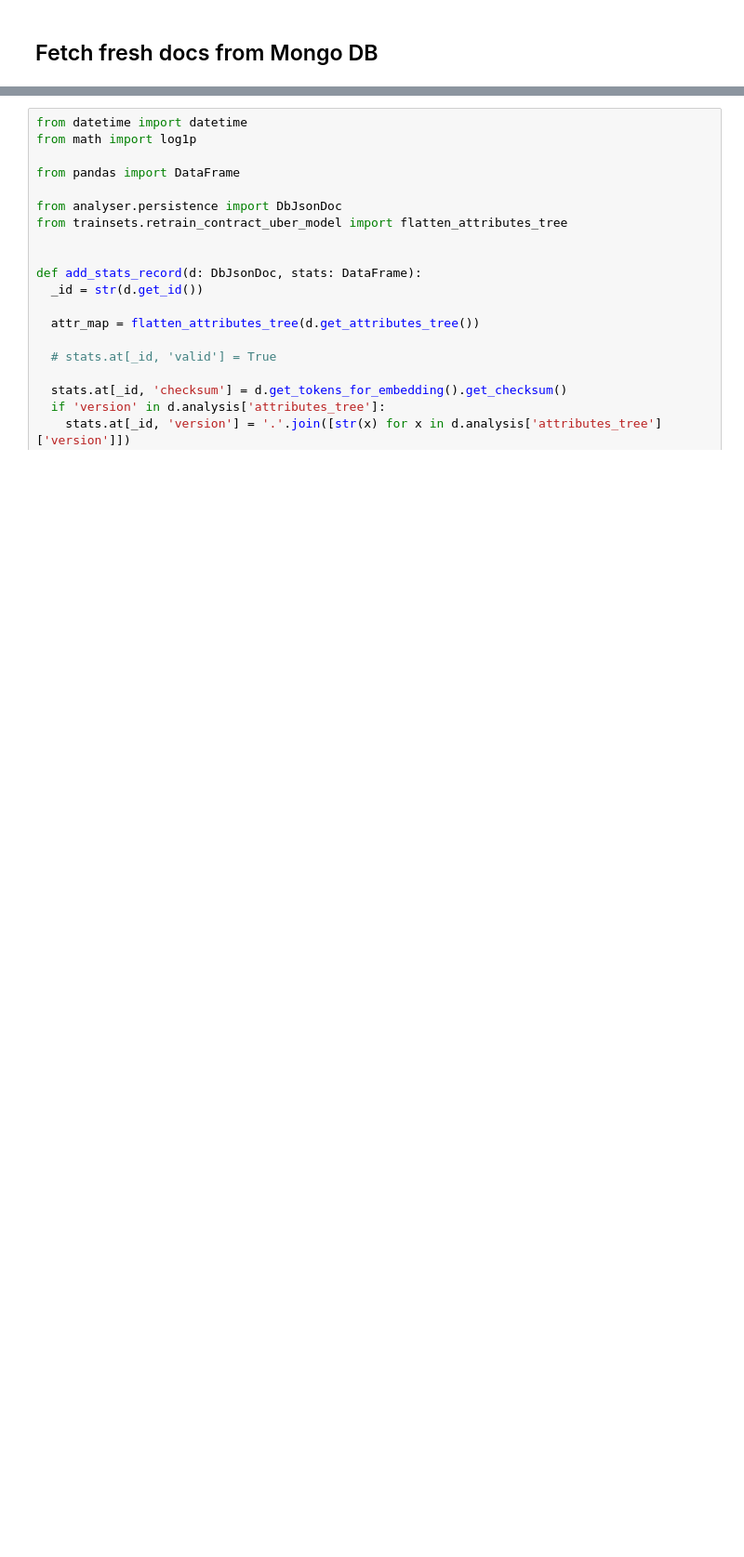
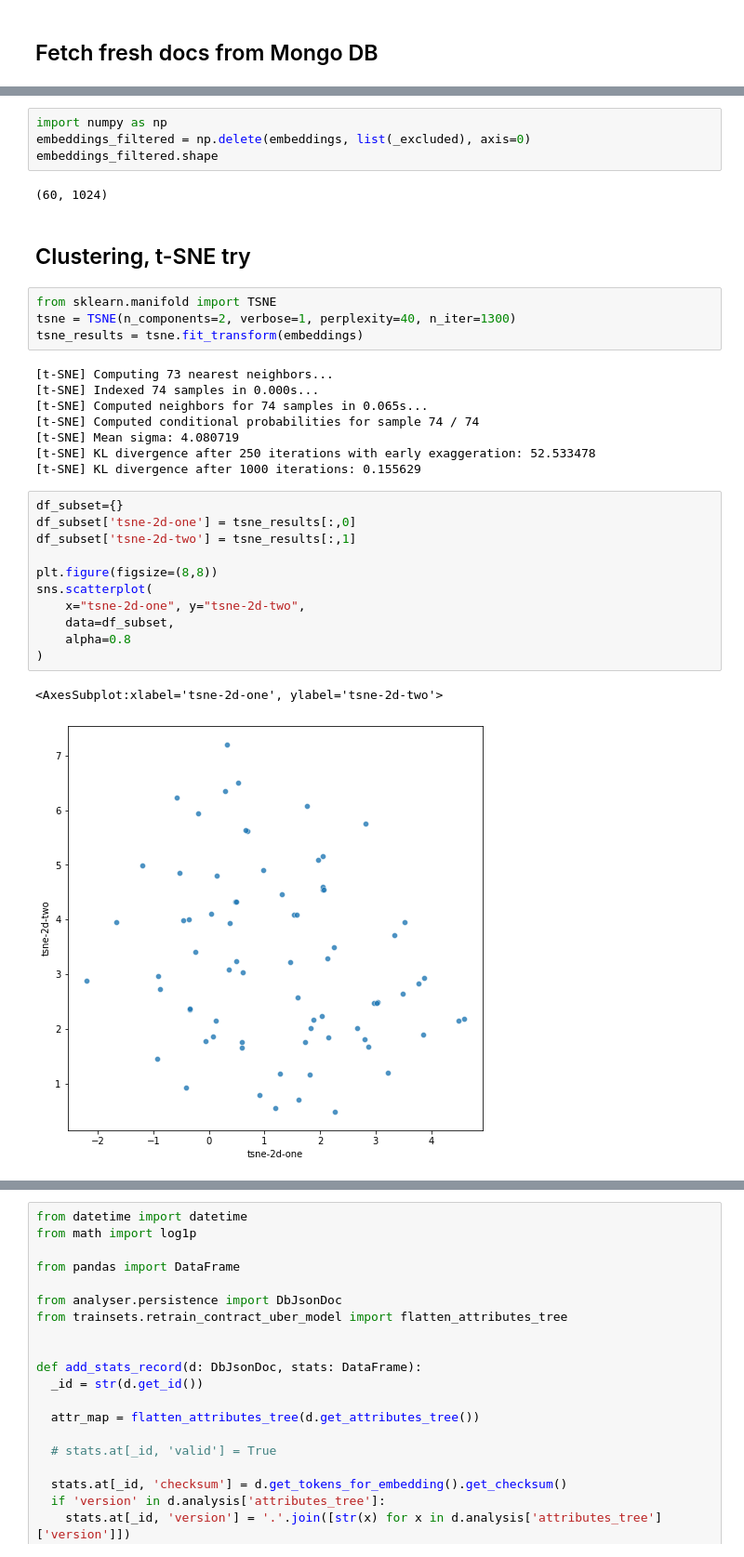
Before and after one commit to LitJane/analyser, a Jupyter notebook: trainsets/export_trainset.ipynb, the cells around one changed output, grey strips where cells are left out. Shown at 93% size. Saved outputs shown, nothing was run; the diff lists cells and outputs as text; blank space fills up the shorter version.

```diff
--- a/trainsets/export_trainset.ipynb
+++ b/trainsets/export_trainset.ipynb
@@ -173,0 +405,34 @@ DB HOST IS: 192.168.10.36
+# %%
+import numpy as np
+embeddings_filtered = np.delete(embeddings, list(_excluded), axis=0)
+embeddings_filtered.shape
+# %% [output]
+(60, 1024)
+# %% [markdown]
+## Clustering, t-SNE try
+# %%
+from sklearn.manifold import TSNE
+tsne = TSNE(n_components=2, verbose=1, perplexity=40, n_iter=1300)
+tsne_results = tsne.fit_transform(embeddings)
+# %% [output]
+[t-SNE] Computing 73 nearest neighbors...
+[t-SNE] Indexed 74 samples in 0.000s...
+[t-SNE] Computed neighbors for 74 samples in 0.065s...
+[t-SNE] Computed conditional probabilities for sample 74 / 74
+[t-SNE] Mean sigma: 4.080719
+[t-SNE] KL divergence after 250 iterations with early exaggeration: 52.533478
+[t-SNE] KL divergence after 1000 iterations: 0.155629
+# %%
+df_subset={}
+df_subset['tsne-2d-one'] = tsne_results[:,0]
+df_subset['tsne-2d-two'] = tsne_results[:,1]
+
+plt.figure(figsize=(8,8))
+sns.scatterplot(
+    x="tsne-2d-one", y="tsne-2d-two",
+    data=df_subset,
+    alpha=0.8
+)
+# %% [output]
+<AxesSubplot:xlabel='tsne-2d-one', ylabel='tsne-2d-two'>
+[figure, added]
```
Also changed, not shown: parts of 34 cells of this notebook.
